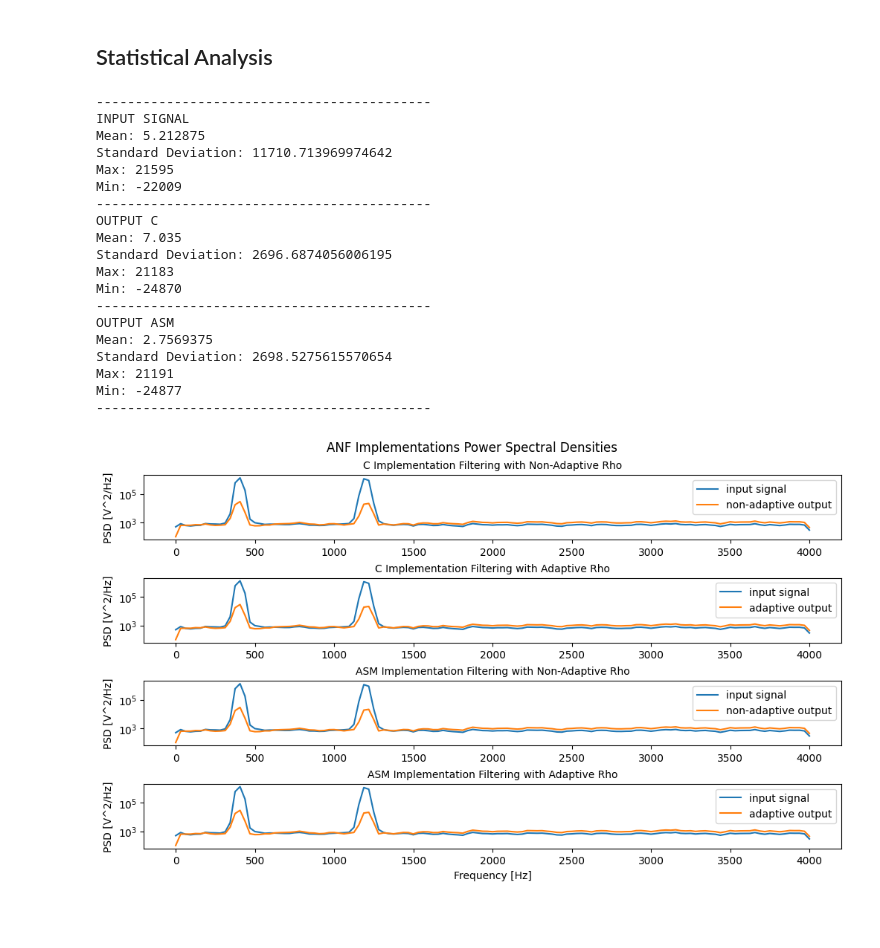
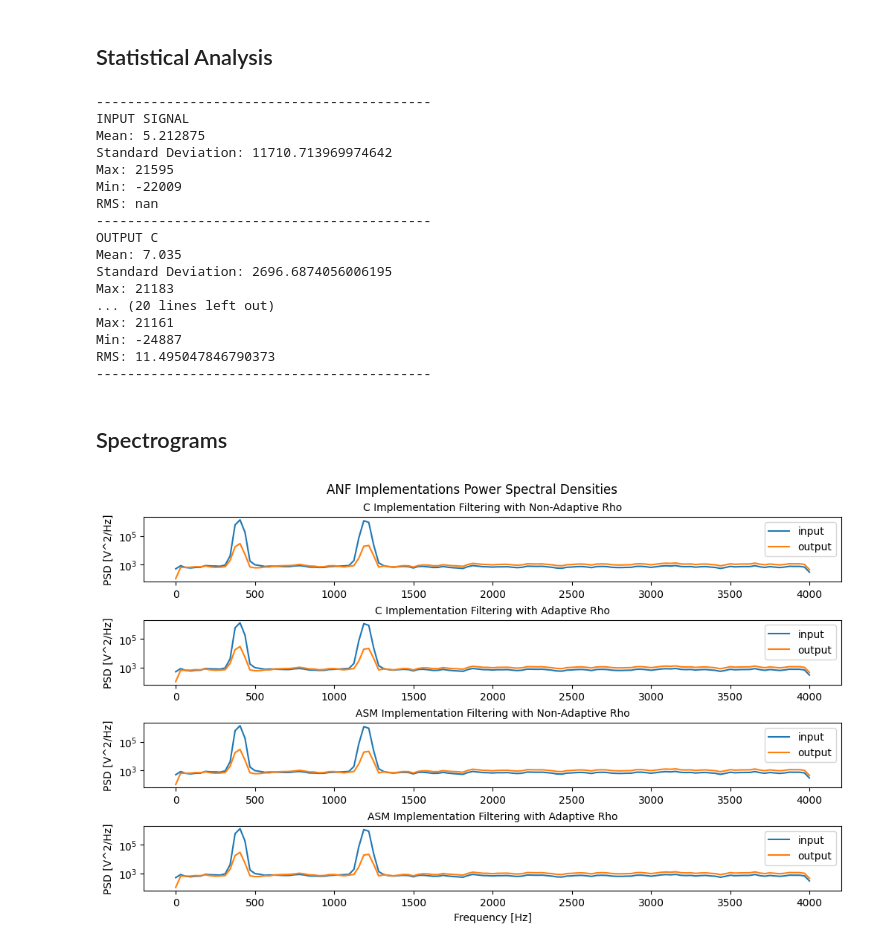
Before and after one commit to tori3112/real-time-2-anf, a Jupyter notebook: Python_StartFiles/signal_analysis.ipynb, the cells around one changed output. Saved outputs shown, nothing was run; the diff lists cells and outputs as text; code cells hidden in the pictures; blank space fills up the shorter version.

```diff
--- a/Python_StartFiles/signal_analysis.ipynb
+++ b/Python_StartFiles/signal_analysis.ipynb
@@ -68,19 +67,0 @@ plt.show()
-# %%
-Fs = 8000
-time = np.arange(0, len(input_signal)) / Fs
-
-fig, (ax1, ax2) = plt.subplots(2, 1)
-fig.suptitle('ANF ASM Implementation Time Domain Plots')
-
-ax1.plot(time, input_signal, label="input signal")
-ax1.plot(time, output_asm, label="non-adaptive output")
-ax1.set_ylabel('Amplitude')
-ax1.legend()
-
-ax2.plot(time, input_signal, label="input signal")
-ax2.plot(time, output_asm_adaptive, label="adaptive output")
-ax2.set_xlabel('Time (s)')
-ax2.set_ylabel('Amplitude')
-ax2.legend()
-
-plt.show()
@@ -195,19 +163,36 @@ print(f"Mean: {np.mean(input_signal)}")
 print(f"Standard Deviation: {np.std(input_signal)}")
 print(f"Max: {np.max(input_signal)}")
 print(f"Min: {np.min(input_signal)}")
+print(f"RMS: {np.sqrt(np.mean(input_signal**2))}")
 print("-------------------------------------------")
 print("OUTPUT C")
 print(f"Mean: {np.mean(output_c)}")
 print(f"Standard Deviation: {np.std(output_c)}")
 print(f"Max: {np.max(output_c)}")
 print(f"Min: {np.min(output_c)}")
+print(f"RMS: {np.sqrt(np.mean(output_c**2))}")
+print("-------------------------------------------")
+print("OUTPUT C ADAPTIVE")
+print(f"Mean: {np.mean(output_c_adaptive)}")
+print(f"Standard Deviation: {np.std(output_c_adaptive)}")
+print(f"Max: {np.max(output_c_adaptive)}")
+print(f"Min: {np.min(output_c_adaptive)}")
+print(f"RMS: {np.sqrt(np.mean(output_c_adaptive**2))}")
 print("-------------------------------------------")
 print("OUTPUT ASM")
 print(f"Mean: {np.mean(output_asm)}")
 print(f"Standard Deviation: {np.std(output_asm)}")
 print(f"Max: {np.max(output_asm)}")
 print(f"Min: {np.min(output_asm)}")
+print(f"RMS: {np.sqrt(np.mean(output_asm**2))}")
 print("-------------------------------------------")
+print("OUTPUT ASM ADAPTIVE")
+print(f"Mean: {np.mean(output_asm_adaptive)}")
+print(f"Standard Deviation: {np.std(output_asm_adaptive)}")
+print(f"Max: {np.max(output_asm_adaptive)}")
+print(f"Min: {np.min(output_asm_adaptive)}")
+print(f"RMS: {np.sqrt(np.mean(output_asm_adaptive**2))}")
+print("-------------------------------------------")
 # %% [output]
 -------------------------------------------
 INPUT SIGNAL
@@ -215,55 +200,55 @@ Mean: 5.212875
 Standard Deviation: 11710.713969974642
 Max: 21595
 Min: -22009
+RMS: nan
 -------------------------------------------
 OUTPUT C
 Mean: 7.035
 Standard Deviation: 2696.6874056006195
 Max: 21183
-Min: -24870
+... (20 lines left out)
+Max: 21161
+Min: -24887
+RMS: 11.495047846790373
 -------------------------------------------
-OUTPUT ASM
-Mean: 2.7569375
-Standard Deviation: 2698.5275615570654
-Max: 21191
-Min: -24877
--------------------------------------------
+# %% [markdown]
+## Spectrograms
 # %%
 input_f, input_Pxx = signal.welch(input_signal, Fs)
 output_c_f, output_c_Pxx = signal.welch(output_c, Fs)
 output_c_adaptive_f, output_c_adaptive_Pxx = signal.welch(output_c_adaptive, Fs)
 output_asm_f, output_asm_Pxx = signal.welch(output_asm, Fs)
 output_asm_adaptive_f, output_asm_adaptive_Pxx = signal.welch(output_asm_adaptive, Fs)
 
 fig, (ax1, ax2, ax3, ax4) = plt.subplots(4, 1, layout='constrained', figsize=(10, 6),)
 fig.suptitle('ANF Implementations Power Spectral Densities')
 
-ax1.semilogy(input_f, input_Pxx, label="input signal")
-ax1.semilogy(output_c_f, output_c_Pxx, label="non-adaptive output")
+ax1.semilogy(input_f, input_Pxx, label="input")
+ax1.semilogy(output_c_f, output_c_Pxx, label="output")
 ax1.set_title('C Implementation Filtering with Non-Adaptive Rho', fontsize=10)
 ax1.set_ylabel('PSD [V^2/Hz]')
 ax1.legend()
 
-ax2.semilogy(input_f, input_Pxx, label="input signal")
-ax2.semilogy(output_c_adaptive_f, output_c_adaptive_Pxx, label="adaptive output")
+ax2.semilogy(input_f, input_Pxx, label="input")
+ax2.semilogy(output_c_adaptive_f, output_c_adaptive_Pxx, label="output")
 ax2.set_title('C Implementation Filtering with Adaptive Rho', fontsize=10)
 ax2.set_ylabel('PSD [V^2/Hz]')
 ax2.legend()
 
-ax3.semilogy(input_f, input_Pxx, label="input signal")
-ax3.semilogy(output_asm_f, output_asm_Pxx, label="non-adaptive output")
+ax3.semilogy(input_f, input_Pxx, label="input")
+ax3.semilogy(output_asm_f, output_asm_Pxx, label="output")
 ax3.set_title('ASM Implementation Filtering with Non-Adaptive Rho', fontsize=10)
 plt.xlabel('Frequency [Hz]')
 ax3.set_ylabel('PSD [V^2/Hz]')
 ax3.legend()
 
-ax4.semilogy(input_f, input_Pxx, label="input signal")
-ax4.semilogy(output_asm_adaptive_f, output_asm_Pxx, label="adaptive output")
+ax4.semilogy(input_f, input_Pxx, label="input")
+ax4.semilogy(output_asm_adaptive_f, output_asm_Pxx, label="output")
 ax4.set_title('ASM Implementation Filtering with Adaptive Rho', fontsize=10)
 ax4.set_xlabel('Frequency [Hz]')
 ax4.set_ylabel('PSD [V^2/Hz]')
 ax4.legend()
 
 plt.show()
 # %% [output]
-[figure, old version]
+[figure, new version]
```
Also changed, not shown: parts of 14 cells of this notebook.
